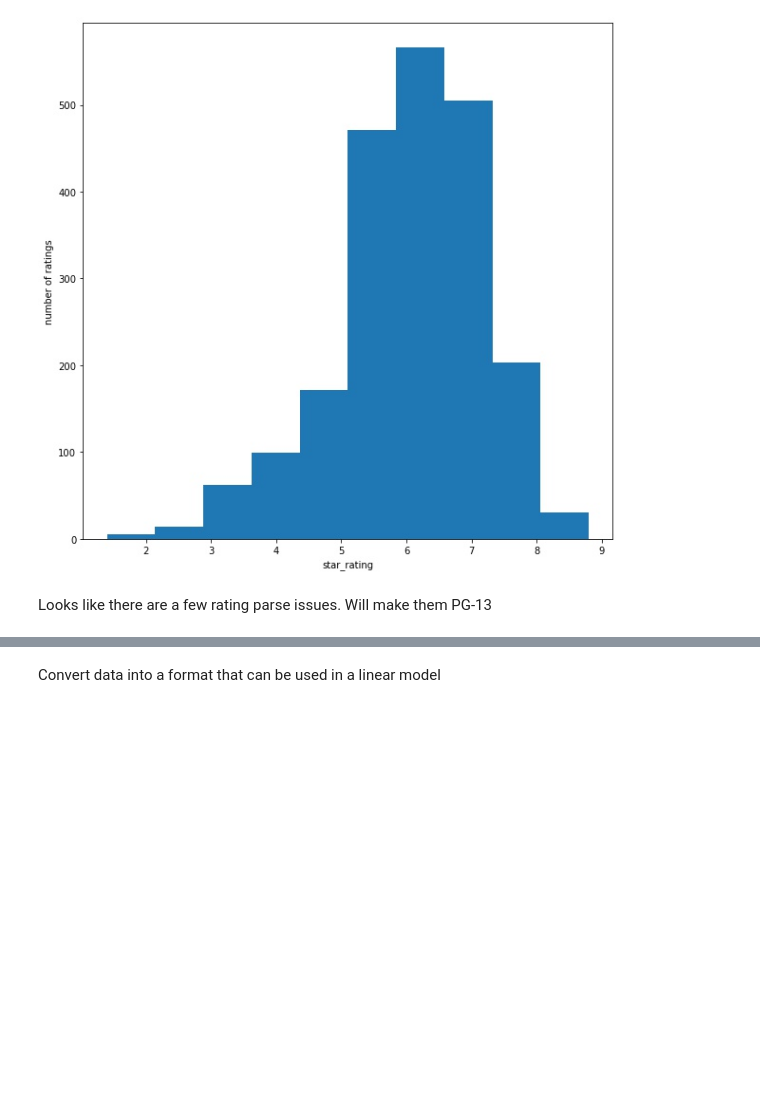
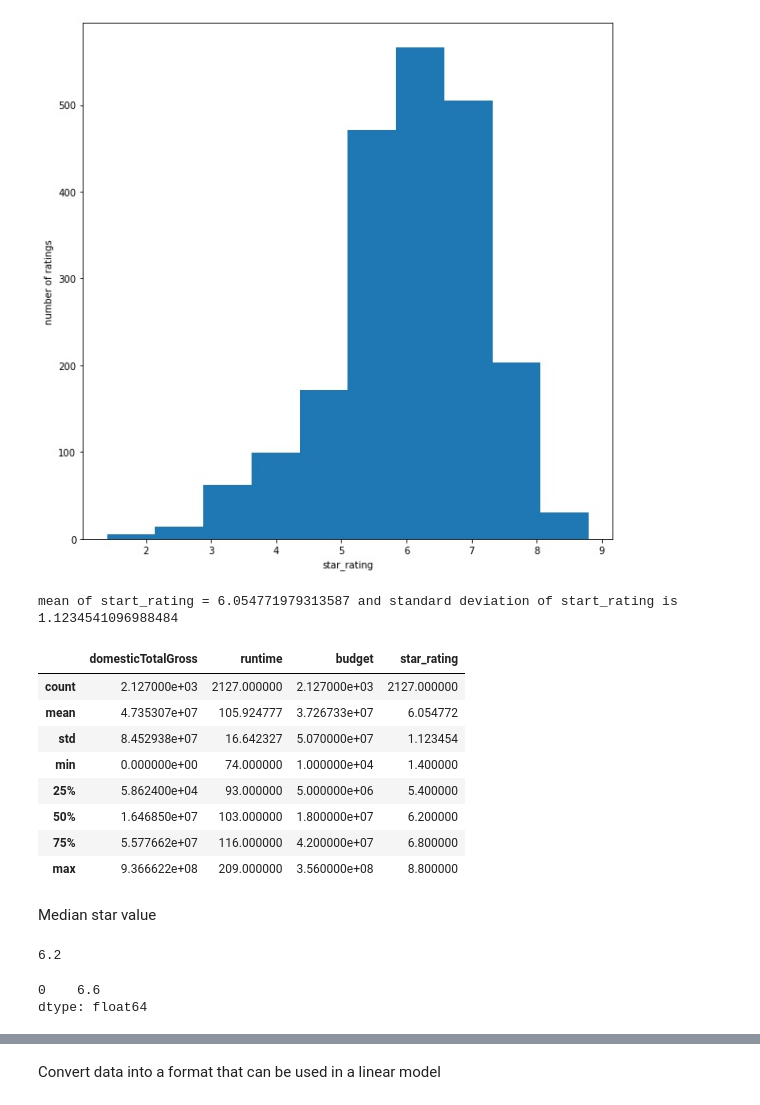
Before and after one commit to michael-a-green/Metis_Project2, a Jupyter notebook: Project2.ipynb, the cells around one changed output, grey strips where cells are left out. Cells and saved outputs as stored; diff of their text form; code cells hidden in the pictures; blank space fills up the shorter version.

```diff
--- a/Project2.ipynb
+++ b/Project2.ipynb
@@ -469,3 +462,0 @@ movie_df_processed = movie_df_processed[ movie_df_processed["runtime"]!=0 ]
-# %%
-cast_mask = (movie_df["cast1"]!="") | (movie_df["cast2"]!="") | (movie_df["cast3"]!="")
-movie_df_processed = movie_df_processed[cast_mask]
@@ -526,5 +559,3 @@ plt.xlabel("star_rating")
 plt.ylabel("number of ratings");
 # %% [output]
 [figure]
-# %% [markdown]
-Looks like there are a few rating parse issues. Will make them PG-13
@@ -532,0 +562,30 @@ movie_df_processed["rating"] = movie_df_processed["rating"].replace({"PG-":"PG-1
+# %%
+print("mean of start_rating = {} and standard deviation of start_rating is {}".format(
+    movie_df_processed["star_rating"].mean(),
+    movie_df_processed["star_rating"].std())
+     )
+# %% [output]
+mean of start_rating = 6.054771979313587 and standard deviation of start_rating is 1.1234541096988484
+# %%
+movie_df_processed.describe()
+# %% [output]
+|  | domesticTotalGross | runtime | budget | star_rating |
+| count | 2.127000e+03 | 2127.000000 | 2.127000e+03 | 2127.000000 |
+| mean | 4.735307e+07 | 105.924777 | 3.726733e+07 | 6.054772 |
+| std | 8.452938e+07 | 16.642327 | 5.070000e+07 | 1.123454 |
+| min | 0.000000e+00 | 74.000000 | 1.000000e+04 | 1.400000 |
+| 25% | 5.862400e+04 | 93.000000 | 5.000000e+06 | 5.400000 |
+| 50% | 1.646850e+07 | 103.000000 | 1.800000e+07 | 6.200000 |
+| 75% | 5.577662e+07 | 116.000000 | 4.200000e+07 | 6.800000 |
+| max | 9.366622e+08 | 209.000000 | 3.560000e+08 | 8.800000 |
+# %% [markdown]
+Median star value
+# %%
+movie_df_processed["star_rating"].median()
+# %% [output]
+6.2
+# %%
+movie_df_processed["star_rating"].mode()
+# %% [output]
+0    6.6
+dtype: float64
```
Also changed, not shown: parts of 29 cells of this notebook.
